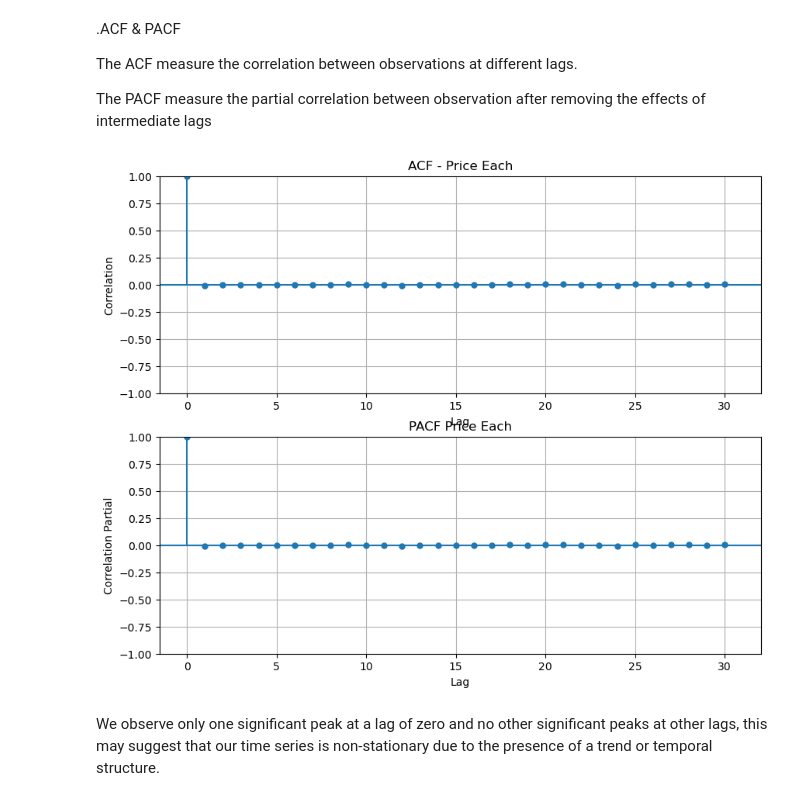
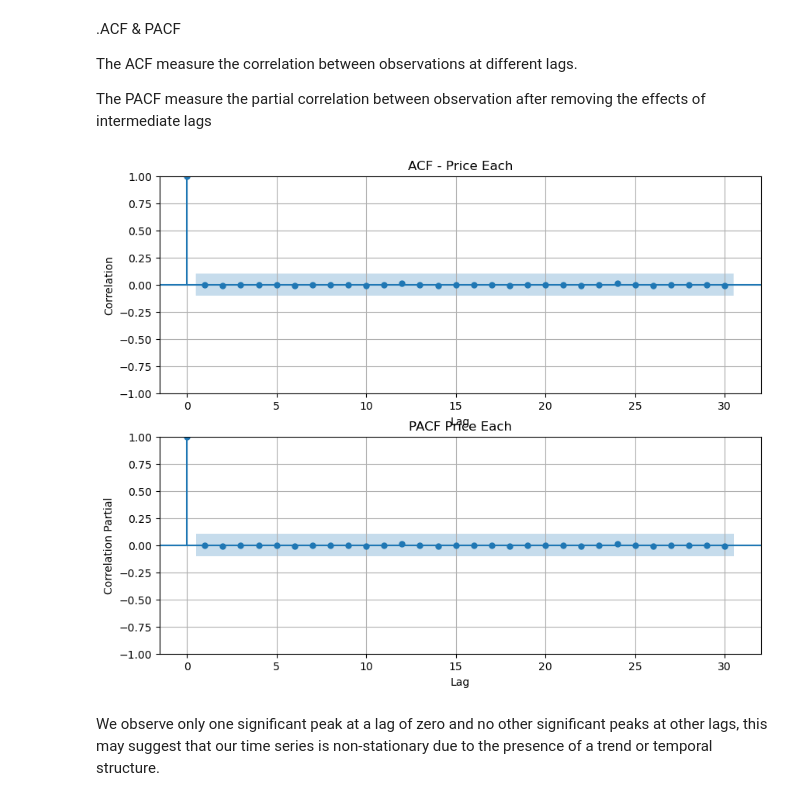
Before and after one commit to bambadij/sales_data_collected_2019, a Jupyter notebook: project.ipynb, the cells around one changed output. Cells and saved outputs as stored; diff of their text form; code cells hidden in the pictures.

```diff
--- a/project.ipynb
+++ b/project.ipynb
@@ -960,12 +960,15 @@ filtered_df_2019
 # plt.show()
 
 filtered_df = data_cleaning.sort_values(by='Order Date')
+data_cleaning['Year'] = data_cleaning['Order Date'].dt.year
+annual_sales = data_cleaning.groupby('Year')['Price Each'].sum()
 
 plt.figure(figsize=(10,6))
-plt.plot(filtered_df['Order Date'],filtered_df['Price Each'],color=color_pal[0])
-plt.title('Evolution number month of Price Each')
-plt.xlabel('Order Date')
-plt.ylabel('Price Each')
+plt.plot(annual_sales.index, annual_sales.values, color='orange', marker='o', linestyle='-')
+plt.title('Evolution of Annual Sales')
+plt.xlabel('Year')
+plt.ylabel('Total Sales')
+plt.xticks(rotation=45)
 plt.grid(True)
 plt.show()
 # %% [output]
@@ -989,24 +992,26 @@ The PACF measure the partial correlation between observation after removing the
 # %%
 from statsmodels.graphics.tsaplots import plot_acf
 from statsmodels.graphics.tsaplots import plot_pacf
 
 fig,(ax1,ax2) = plt.subplots(2,1,figsize = (10,8))
 
 #ACF
-plot_acf(data_cleaning['Price Each'],lags=30,zero=True,ax=ax1)
+data_cleaning['Order Date'] = pd.to_datetime(data_cleaning['Order Date'])
+monthly_sales = data_cleaning.groupby(pd.Grouper(key='Order Date', freq='M')).sum()
+plot_acf(monthly_sales['Price Each'],lags=30,zero=True,ax=ax1)
 ax1.set_title('ACF - Price Each')
 ax1.set_xlabel('Lag')
 ax1.set_ylabel('Correlation')
 ax1.grid(True)
 
 #PACF
-plot_pacf(data_cleaning['Price Each'],lags=30,zero=True,ax=ax2)
+plot_pacf(monthly_sales['Price Each'],lags=30,zero=True,ax=ax2)
 ax2.set_title('PACF Price Each')
 ax2.set_xlabel('Lag')
 ax2.set_ylabel('Correlation Partial')
 ax2.grid(True)
 # %% [output]
-[figure, old version]
+[figure, new version]
 # %% [markdown]
 We observe only one significant peak at a lag of zero and no other significant peaks at other lags, this may suggest that our time series is non-stationary due to the presence of a trend or temporal structure.
 # %% [markdown]
```
Also changed, not shown: parts of 18 cells of this notebook, 6 other files.
